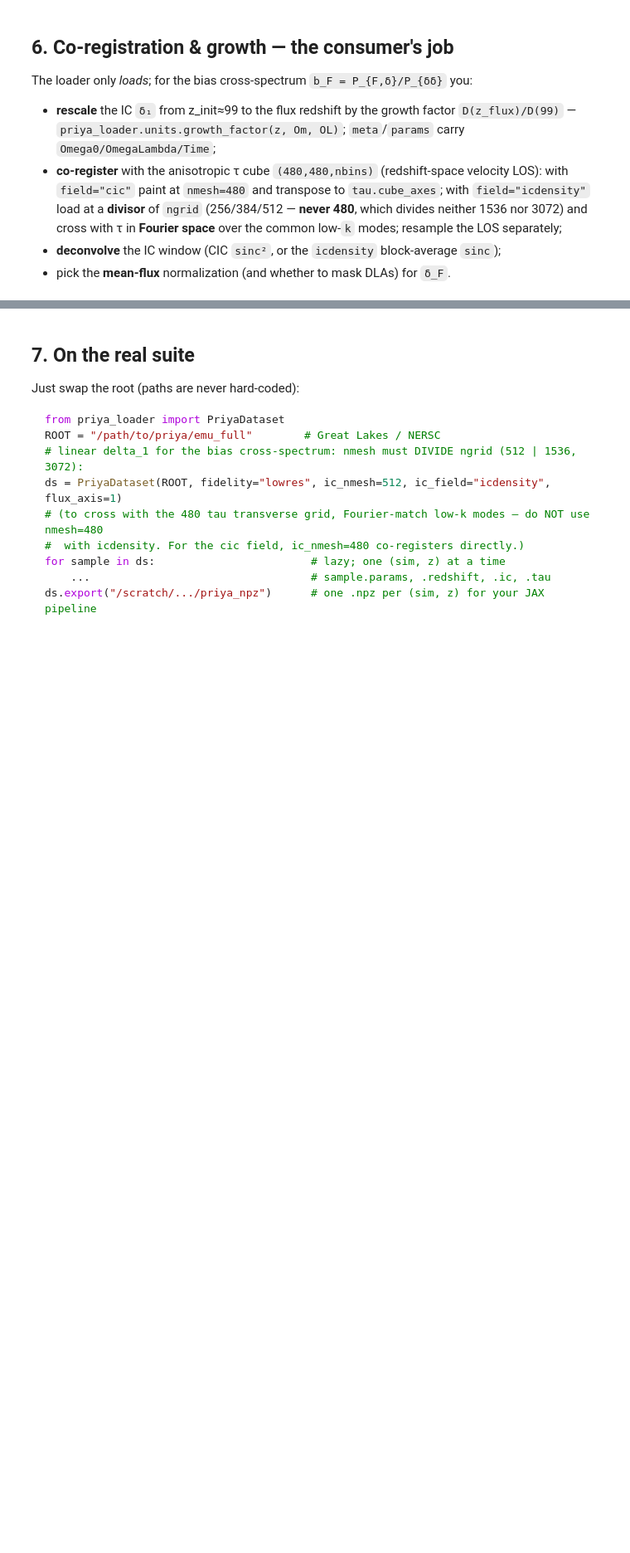
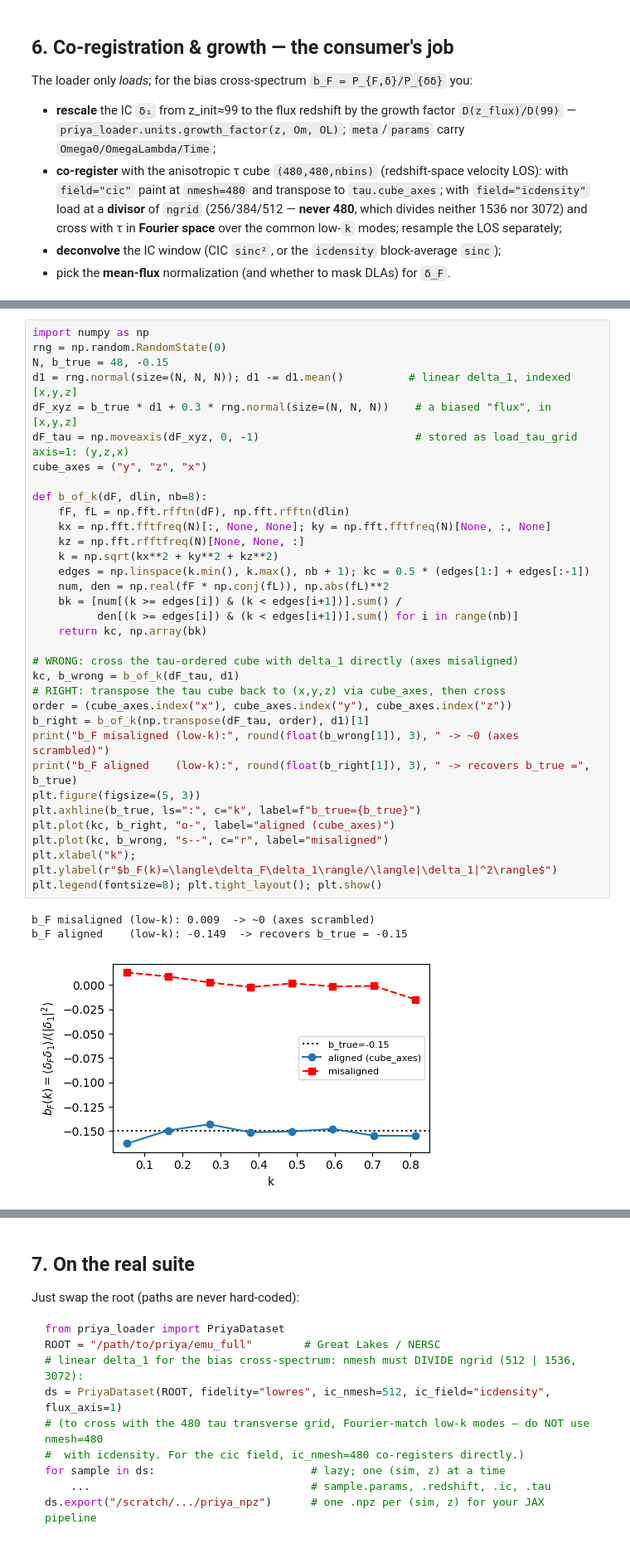
Before and after one commit to jibanCat/priya_loader, a Jupyter notebook: notebooks/quickstart.ipynb, the cells around one changed output, grey strips where cells are left out. Shown at 83% size. Cells and saved outputs as stored; diff of their text form; blank space fills up the shorter version.

```diff
--- a/notebooks/quickstart.ipynb
+++ b/notebooks/quickstart.ipynb
@@ -208,0 +216,37 @@ The loader only *loads*; for the bias cross-spectrum `b_F = P_{F,δ}/P_{δδ}` y
+# %%
+import numpy as np
+rng = np.random.RandomState(0)
+N, b_true = 48, -0.15
+d1 = rng.normal(size=(N, N, N)); d1 -= d1.mean()          # linear delta_1, indexed [x,y,z]
+dF_xyz = b_true * d1 + 0.3 * rng.normal(size=(N, N, N))    # a biased "flux", in [x,y,z]
+dF_tau = np.moveaxis(dF_xyz, 0, -1)                        # stored as load_tau_grid axis=1: (y,z,x)
+cube_axes = ("y", "z", "x")
+
+def b_of_k(dF, dlin, nb=8):
+    fF, fL = np.fft.rfftn(dF), np.fft.rfftn(dlin)
+    kx = np.fft.fftfreq(N)[:, None, None]; ky = np.fft.fftfreq(N)[None, :, None]
+    kz = np.fft.rfftfreq(N)[None, None, :]
+    k = np.sqrt(kx**2 + ky**2 + kz**2)
+    edges = np.linspace(k.min(), k.max(), nb + 1); kc = 0.5 * (edges[1:] + edges[:-1])
+    num, den = np.real(fF * np.conj(fL)), np.abs(fL)**2
+    bk = [num[(k >= edges[i]) & (k < edges[i+1])].sum() /
+          den[(k >= edges[i]) & (k < edges[i+1])].sum() for i in range(nb)]
+    return kc, np.array(bk)
+
+# WRONG: cross the tau-ordered cube with delta_1 directly (axes misaligned)
+kc, b_wrong = b_of_k(dF_tau, d1)
+# RIGHT: transpose the tau cube back to (x,y,z) via cube_axes, then cross
+order = (cube_axes.index("x"), cube_axes.index("y"), cube_axes.index("z"))
+b_right = b_of_k(np.transpose(dF_tau, order), d1)[1]
+print("b_F misaligned (low-k):", round(float(b_wrong[1]), 3), " -> ~0 (axes scrambled)")
+print("b_F aligned    (low-k):", round(float(b_right[1]), 3), " -> recovers b_true =", b_true)
+plt.figure(figsize=(5, 3))
+plt.axhline(b_true, ls=":", c="k", label=f"b_true={b_true}")
+plt.plot(kc, b_right, "o-", label="aligned (cube_axes)")
+plt.plot(kc, b_wrong, "s--", c="r", label="misaligned")
+plt.xlabel("k"); plt.ylabel(r"$b_F(k)=\langle\delta_F\delta_1\rangle/\langle|\delta_1|^2\rangle$")
+plt.legend(fontsize=8); plt.tight_layout(); plt.show()
+# %% [output]
+b_F misaligned (low-k): 0.009  -> ~0 (axes scrambled)
+b_F aligned    (low-k): -0.149  -> recovers b_true = -0.15
+[figure, added]
```
Also changed, not shown: parts of 3 cells of this notebook, 2 other files.
